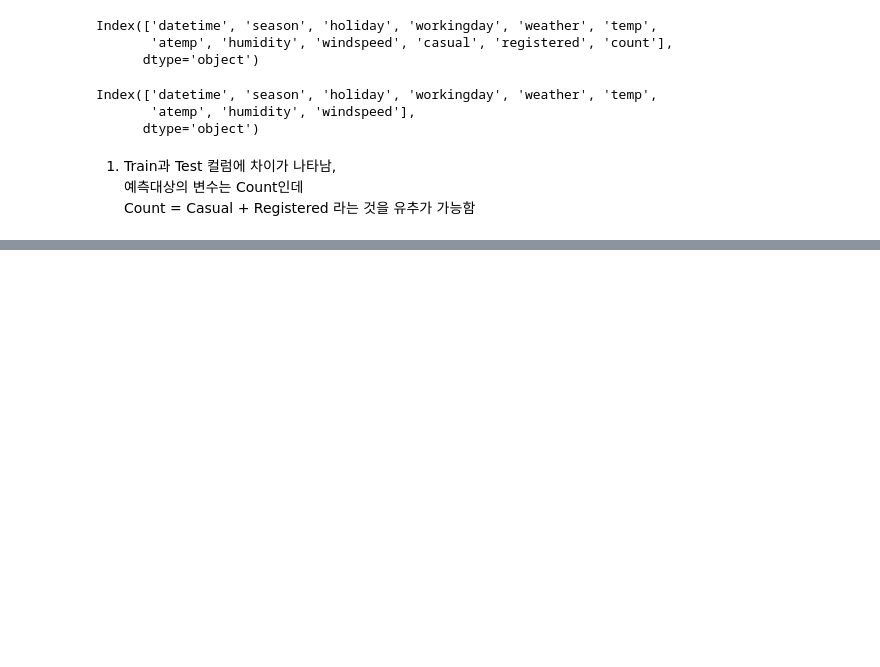
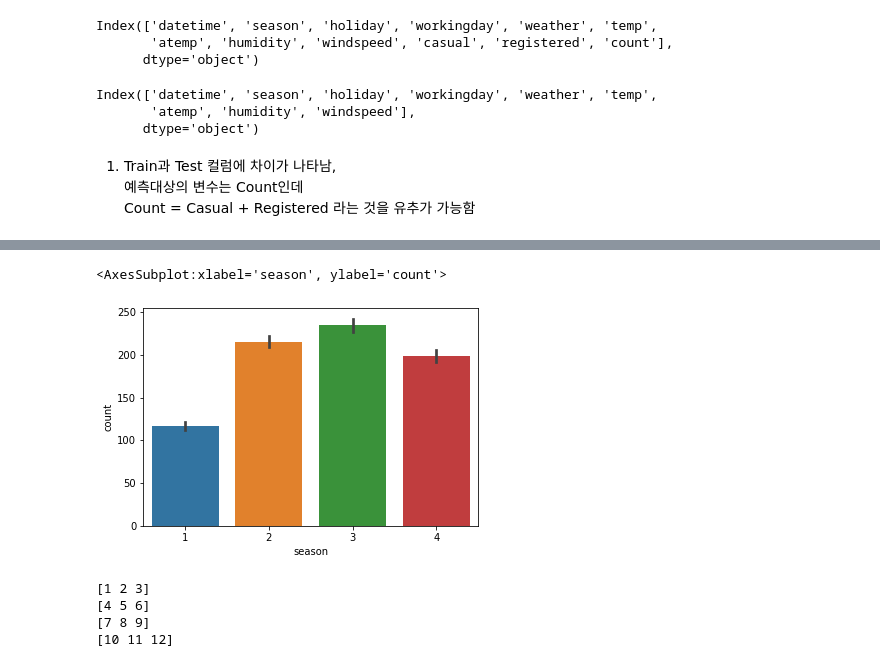
Before and after one commit to EdgeOfNetwork/ML_1.0.1, a Jupyter notebook: practice_data_analytics/bike_sharing_demand_kaggle_practice.ipynb, the cells around one changed output, grey strips where cells are left out. Drawn from its saved outputs; the diff is of its cells as text; code cells hidden in the pictures; blank space fills up the shorter version.

```diff
--- a/practice_data_analytics/bike_sharing_demand_kaggle_practice.ipynb
+++ b/practice_data_analytics/bike_sharing_demand_kaggle_practice.ipynb
@@ -48,0 +138,15 @@ Count = Casual + Registered 라는 것을 유추가 가능함
+# %%
+sns.barplot(data = train, x = 'season', y = 'count')
+# %% [output]
+<AxesSubplot:xlabel='season', ylabel='count'>
+[figure, added]
+# %%
+print(train[train['season'] == 1].month.unique())
+print(train[train['season'] == 2].month.unique())
+print(train[train['season'] == 3].month.unique())
+print(train[train['season'] == 4].month.unique())
+# %% [output]
+[1 2 3]
+[4 5 6]
+[7 8 9]
+[10 11 12]
```
Also changed, not shown: parts of 12 cells of this notebook.
